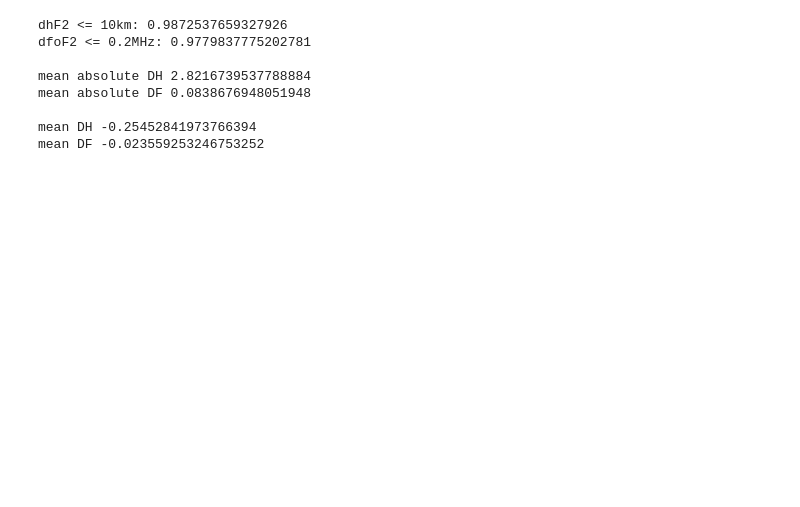
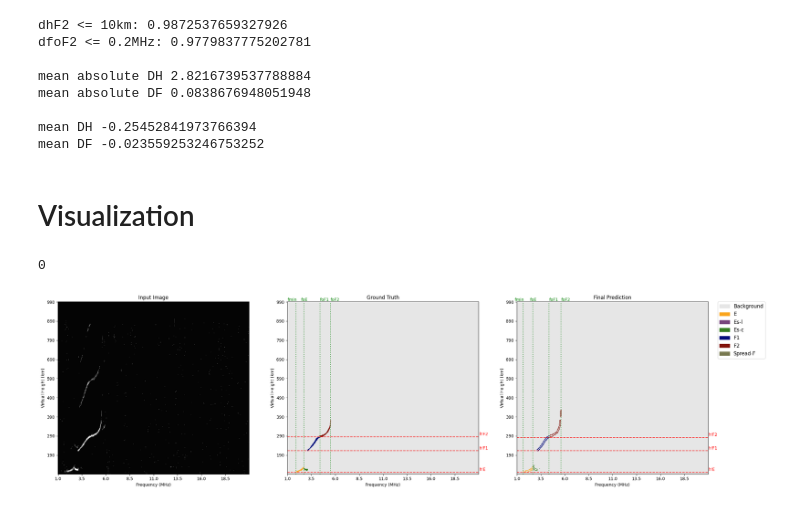
Before and after one commit to VoyagerXvoyagerx/Ionogram, a Jupyter notebook: Inference.ipynb, the cells around one changed output. Drawn from its saved outputs; the diff is of its cells as text; code cells hidden in the pictures; blank space fills up the shorter version.

```diff
--- a/Inference.ipynb
+++ b/Inference.ipynb
@@ -244,7 +161,7 @@ def show_cha_pyplot(cimg, cmask, segmap, palette,
   plt.ylabel('Virtual Height (km)')
   plt.yticks([0, 40, 80, 120, 160, 200, 240, 280, 320, 360],[990, 890, 790, 690, 590, 490, 390, 290, 190, 90])
   plt.xticks([0, 50, 100, 150, 200, 250, 300, 350, 400],[1.0, 3.5, 6.0, 8.5, 11.0, 13.5, 16.0, 18.5, 21.0])
-  # plt.title('Input Image')
+  plt.title('Input Image')
   plt.imshow(cimg)
 
   plt.subplot(132)
@@ -252,7 +169,7 @@ def show_cha_pyplot(cimg, cmask, segmap, palette,
   plt.ylabel('Virtual Height (km)')
   plt.yticks([0, 40, 80, 120, 160, 200, 240, 280, 320, 360],[990, 890, 790, 690, 590, 490, 390, 290, 190, 90])
   plt.xticks([0, 50, 100, 150, 200, 250, 300, 350, 400],[1.0, 3.5, 6.0, 8.5, 11.0, 13.5, 16.0, 18.5, 21.0])
-  # plt.title('Ground Truth')
+  plt.title('Ground Truth')
   plt.imshow(cmask)
   # f2
   plt.axvline(mf_truth,color='g',linestyle=":",alpha=0.8)
@@ -280,7 +197,7 @@ def show_cha_pyplot(cimg, cmask, segmap, palette,
   plt.ylabel('Virtual Height (km)')
   plt.yticks([0, 40, 80, 120, 160, 200, 240, 280, 320, 360],[990, 890, 790, 690, 590, 490, 390, 290, 190, 90])
   plt.xticks([0, 50, 100, 150, 200, 250, 300, 350, 400],[1.0, 3.5, 6.0, 8.5, 11.0, 13.5, 16.0, 18.5, 21.0])
-  # plt.title('Final Prediction')
+  plt.title('Final Prediction')
   seg_res = Image.fromarray(np.uint8(segmap)).convert('P')
   seg_res.putpalette(np.array(palette, dtype=np.uint8))
   im = plt.imshow(np.array(seg_res.convert('RGB')))
@@ -306,6 +223,6 @@ def show_cha_pyplot(cimg, cmask, segmap, palette,
     plt.axvline(fmin_pred,color='g',linestyle=":",alpha=0.8)
     plt.text(fmin_pred-18, -2,'fmin', color = 'g')
   # save as png
-  plt.savefig('results/'+str(cnt)+'.png')
+  # plt.savefig('results/'+str(cnt)+'.png')
   plt.show()
 # %% [markdown]
@@ -483,3 +387,29 @@ mean absolute DF 0.0838676948051948
 
 mean DH -0.25452841973766394
 mean DF -0.023559253246753252
+# %% [markdown]
+# Visualization
+# %%
+cnt = 0
+sample_interval = 1000
+N = len(name_list)
+
+list_pred = []
+list_target = []
+
+# for name in name_list:
+while cnt < N:
+  name = name_list[cnt]
+  [gimg, cimg, label, cmask, seg] = single_load(name)
+  segmap = post_seg(seg, cimg)
+  [mh_pred, mf_pred, mhe_pred, mfe_pred, mhf1_pred, mff1_pred, fmin_pred] = interpret_numpy(segmap)
+  [mh_truth, mf_truth, mhe_truth, mfe_truth, mhf1_truth, mff1_truth, fmin_truth] = interpret_numpy(label)
+
+  print(cnt)
+  show_cha_pyplot(cimg, cmask, segmap, palette,
+                                  mh_pred, mf_pred, mhe_pred, mfe_pred, mhf1_pred, mff1_pred, fmin_pred,
+                                  mh_truth, mf_truth, mhe_truth, mfe_truth, mhf1_truth, mff1_truth, fmin_truth)
+  cnt = cnt + sample_interval
+# %% [output]
+0
+[figure, added]
```
Also changed, not shown: parts of 14 cells of this notebook.
